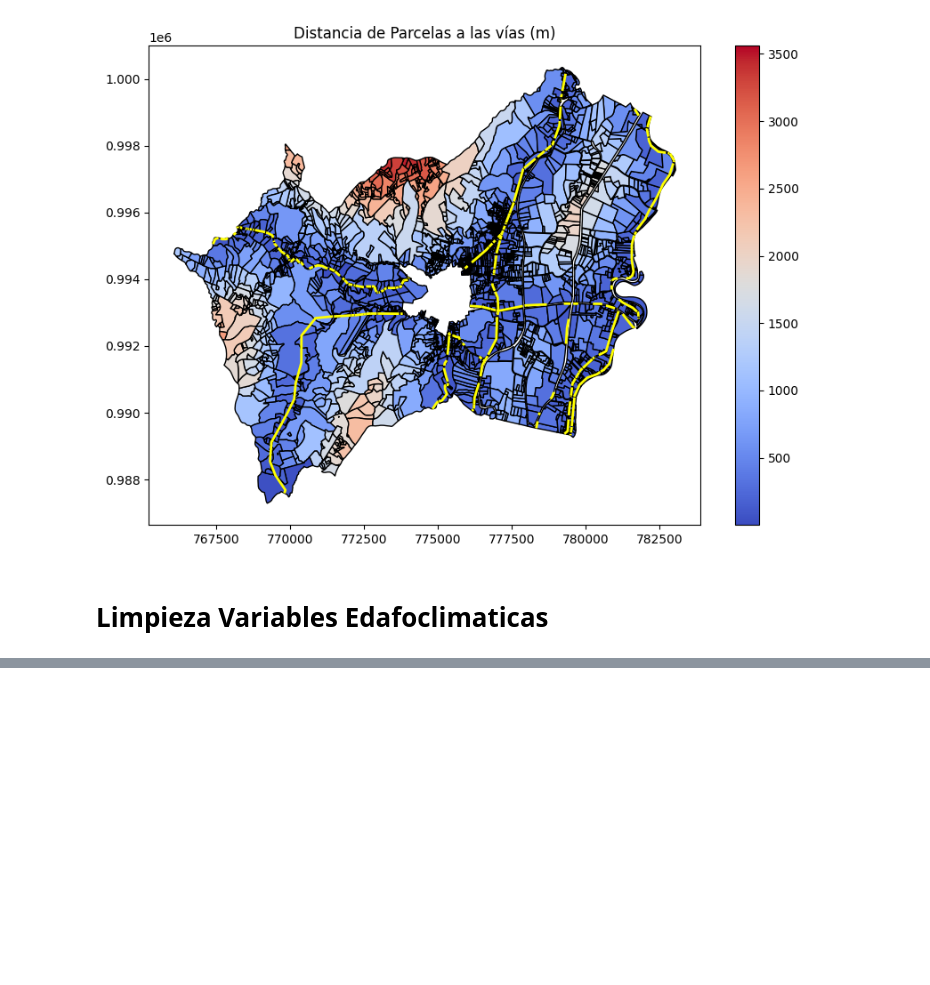
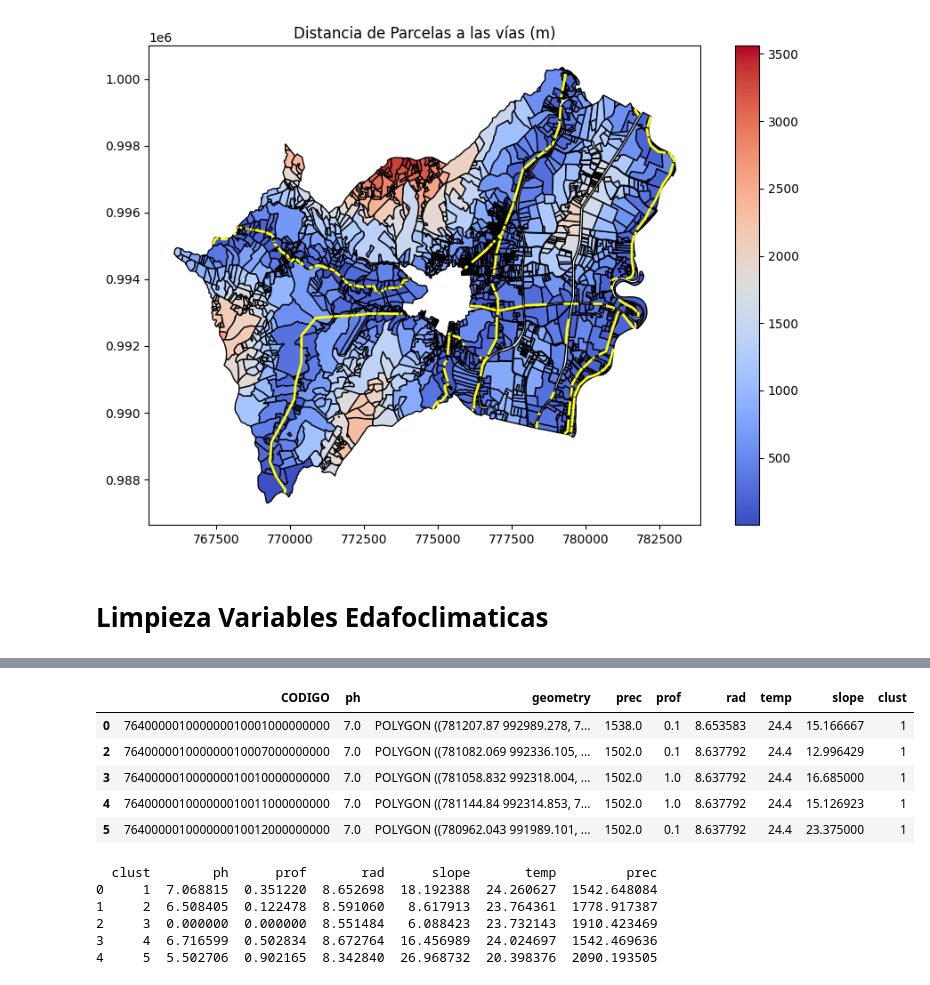
Before and after one commit to JorgeJolaUnal/Project_SIG, a Jupyter notebook: src/operations.ipynb, the cells around one changed output, grey strips where cells are left out. Drawn from its saved outputs; the diff is of its cells as text; code cells hidden in the pictures; blank space fills up the shorter version.

```diff
--- a/src/operations.ipynb
+++ b/src/operations.ipynb
@@ -457,0 +517,30 @@ edafoclima_gdf.head()
+# %%
+mineria=gpd.read_file("/Users/jorgeandresjolahernandez/Desktop/Programacion SIG/Proyecto/Project_SIG/results/miner_parc.geojson")
+
+df_filtrado = all_gdf.merge(mineria[['CODIGO']], on='CODIGO', how='left', indicator=True)
+
+# Filtrar solo los registros que no coinciden con df2
+df_filtrado = df_filtrado[df_filtrado['_merge'] == 'left_only'].drop(columns=['_merge'])
+
+# Mostrar resultado
+df_filtrado.head(5)
+# %% [output]
+|  | CODIGO | ph | geometry | prec | prof | rad | temp | slope | clust |
+| 0 | 764000001000000010001000000000 | 7.0 | POLYGON ((781207.87 992989.278, 7... | 1538.0 | 0.1 | 8.653583 | 24.4 | 15.166667 | 1 |
+| 2 | 764000001000000010007000000000 | 7.0 | POLYGON ((781082.069 992336.105, ... | 1502.0 | 0.1 | 8.637792 | 24.4 | 12.996429 | 1 |
+| 3 | 764000001000000010010000000000 | 7.0 | POLYGON ((781058.832 992318.004, ... | 1502.0 | 1.0 | 8.637792 | 24.4 | 16.685000 | 1 |
+| 4 | 764000001000000010011000000000 | 7.0 | POLYGON ((781144.84 992314.853, 7... | 1502.0 | 1.0 | 8.637792 | 24.4 | 15.126923 | 1 |
+| 5 | 764000001000000010012000000000 | 7.0 | POLYGON ((780962.043 991989.101, ... | 1502.0 | 0.1 | 8.637792 | 24.4 | 23.375000 | 1 |
+# %%
+df_filtrado=df_filtrado[['clust','ph','prof','rad','slope','temp','prec']]
+df_grouped = df_filtrado.groupby('clust', as_index=False).mean()
+
+# Mostrar el resultado
+print(df_grouped)
+# %% [output]
+  clust        ph      prof       rad      slope       temp         prec
+0     1  7.068815  0.351220  8.652698  18.192388  24.260627  1542.648084
+1     2  6.508405  0.122478  8.591060   8.617913  23.764361  1778.917387
+2     3  0.000000  0.000000  8.551484   6.088423  23.732143  1910.423469
+3     4  6.716599  0.502834  8.672764  16.456989  24.024697  1542.469636
+4     5  5.502706  0.902165  8.342840  26.968732  20.398376  2090.193505
```
Also changed, not shown: parts of 7 cells of this notebook, 9 other files.
